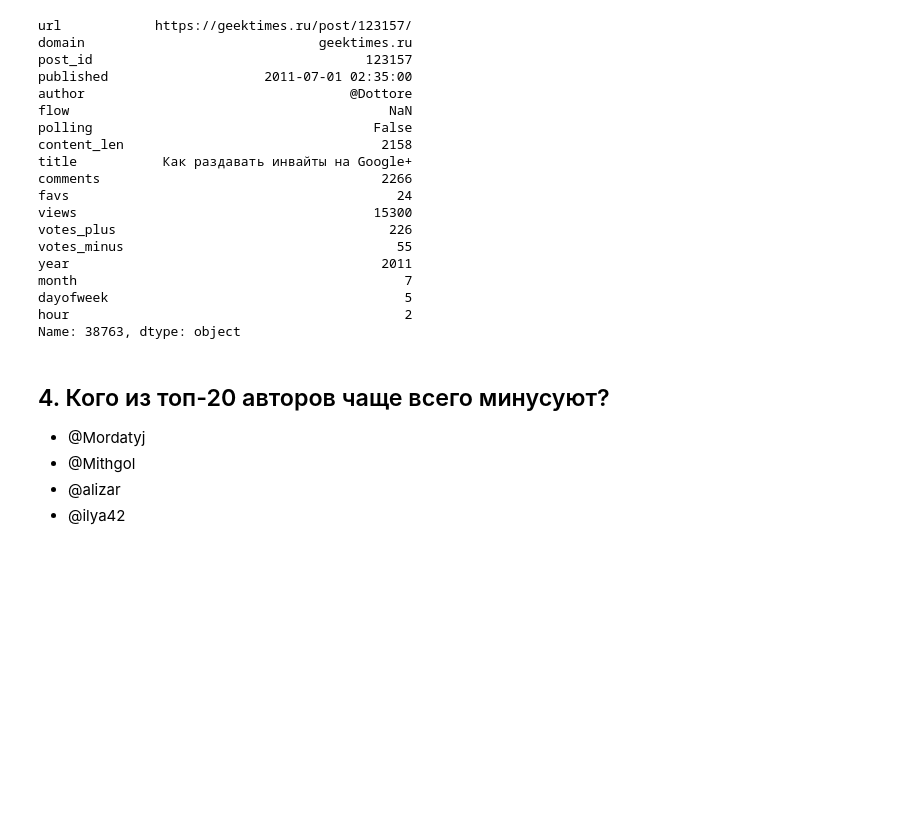
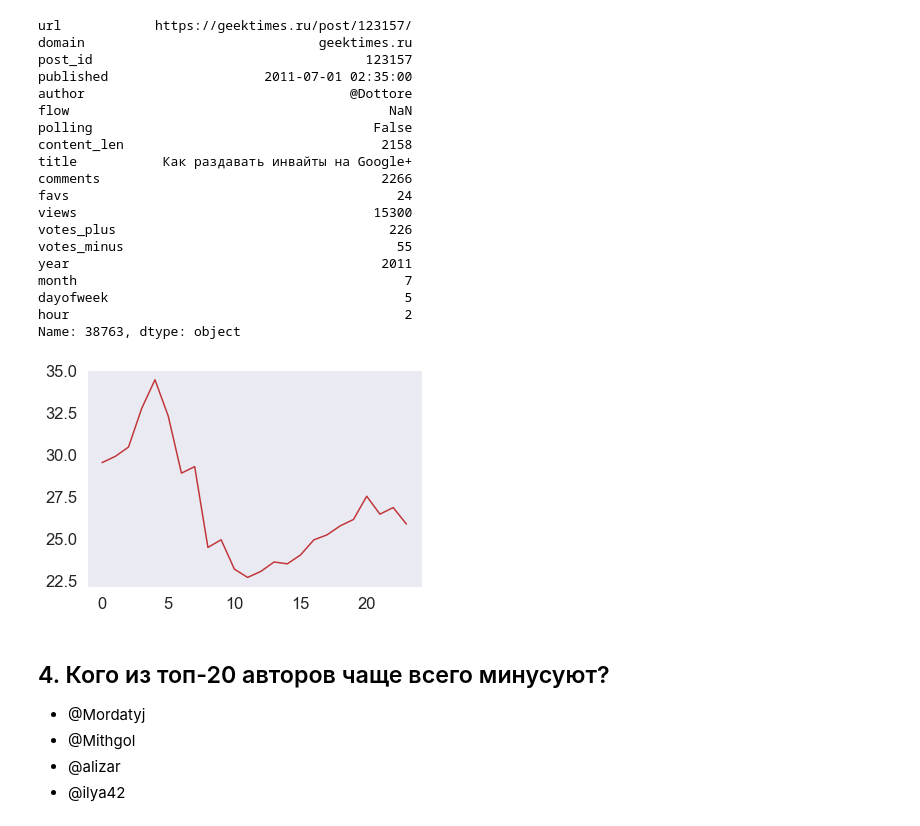
Before and after one commit to fiit16py/lab4pandas, a Jupyter notebook: assignment02_habr_visual_analysis.ipynb, the cells around one changed output. Drawn from its saved outputs; the diff is of its cells as text; code cells hidden in the pictures; blank space fills up the shorter version.

```diff
--- a/assignment02_habr_visual_analysis.ipynb
+++ b/assignment02_habr_visual_analysis.ipynb
@@ -193,6 +199,11 @@ month                                          7
 dayofweek                                      5
 hour                                           2
 Name: 38763, dtype: object
+# %%
+plt.plot(df[df['domain']=='habrahabr.ru'].groupby('hour')['comments'].sum()/df.groupby('hour')['url'].size())
+plt.show()
+# %% [output]
+[figure, added]
 # %% [markdown]
 ## 4\. Кого из топ-20 авторов чаще всего минусуют?
 
```
Also changed, not shown: parts of 13 cells of this notebook, 1 other file.
